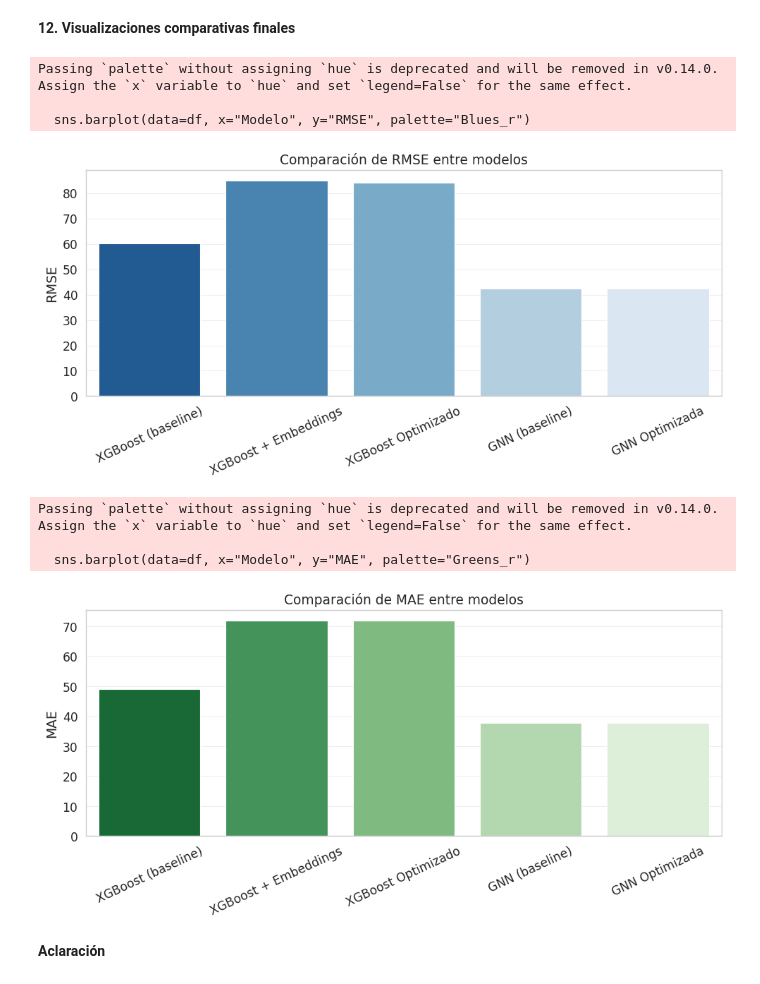
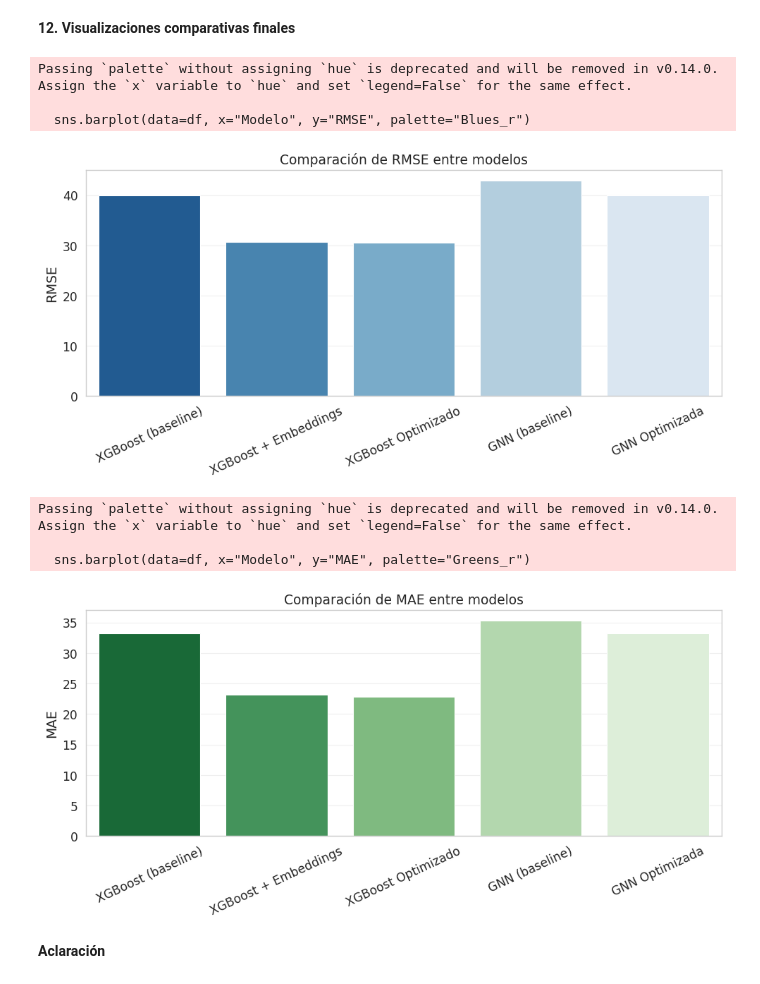
Before and after one commit to Jucept/Mantenimiento-Predictivo-CMAPSS, a Jupyter notebook: Consolidado/Proyecto_Integrador.ipynb, the cells around one changed output. Saved outputs shown, nothing was run; the diff lists cells and outputs as text; code cells hidden in the pictures.

```diff
--- a/Consolidado/Proyecto_Integrador.ipynb
+++ b/Consolidado/Proyecto_Integrador.ipynb
@@ -1482,18 +1485,18 @@ data = {
         "GNN Optimizada"
     ],
     "RMSE": [
-        60.075244,
-        84.933591,
-        84.058846,
-        42.286535,
-        42.487024
+        40.003116,
+        30.686713,
+        30.569801,
+        42.935435,
+        40.003160
     ],
     "MAE": [
-        49.091888,
-        71.815933,
-        71.896561,
-        37.689114,
-        37.660378
+        33.178116,
+        23.126232,
+        22.798180,
+        35.321213,
+        33.178116
     ]
 }
 
@@ -1506,35 +1509,35 @@ df = pd.DataFrame(data)
 plt.figure(figsize=(10,5))
 sns.barplot(data=df, x="Modelo", y="RMSE", palette="Blues_r")
 plt.title("Comparación de RMSE entre modelos")
 plt.ylabel("RMSE")
 plt.xlabel("")
 plt.xticks(rotation=25)
 plt.grid(axis='y', alpha=0.3)
 plt.tight_layout()
 plt.show()
 
 
 #  GRAFICO 2: MAE
 
 
 plt.figure(figsize=(10,5))
 sns.barplot(data=df, x="Modelo", y="MAE", palette="Greens_r")
 plt.title("Comparación de MAE entre modelos")
 plt.ylabel("MAE")
 plt.xlabel("")
 plt.xticks(rotation=25)
 plt.grid(axis='y', alpha=0.3)
 plt.tight_layout()
 plt.show()
 # %% [output]
 Passing `palette` without assigning `hue` is deprecated and will be removed in v0.14.0. Assign the `x` variable to `hue` and set `legend=False` for the same effect.
 
   sns.barplot(data=df, x="Modelo", y="RMSE", palette="Blues_r")
-[figure, old version]
+[figure, new version]
 Passing `palette` without assigning `hue` is deprecated and will be removed in v0.14.0. Assign the `x` variable to `hue` and set `legend=False` for the same effect.
 
   sns.barplot(data=df, x="Modelo", y="MAE", palette="Greens_r")
-[figure, old version]
+[figure, new version]
 # %% [markdown]
 **Aclaración**
 # %% [markdown]
```
Also changed, not shown: parts of 14 cells of this notebook.
